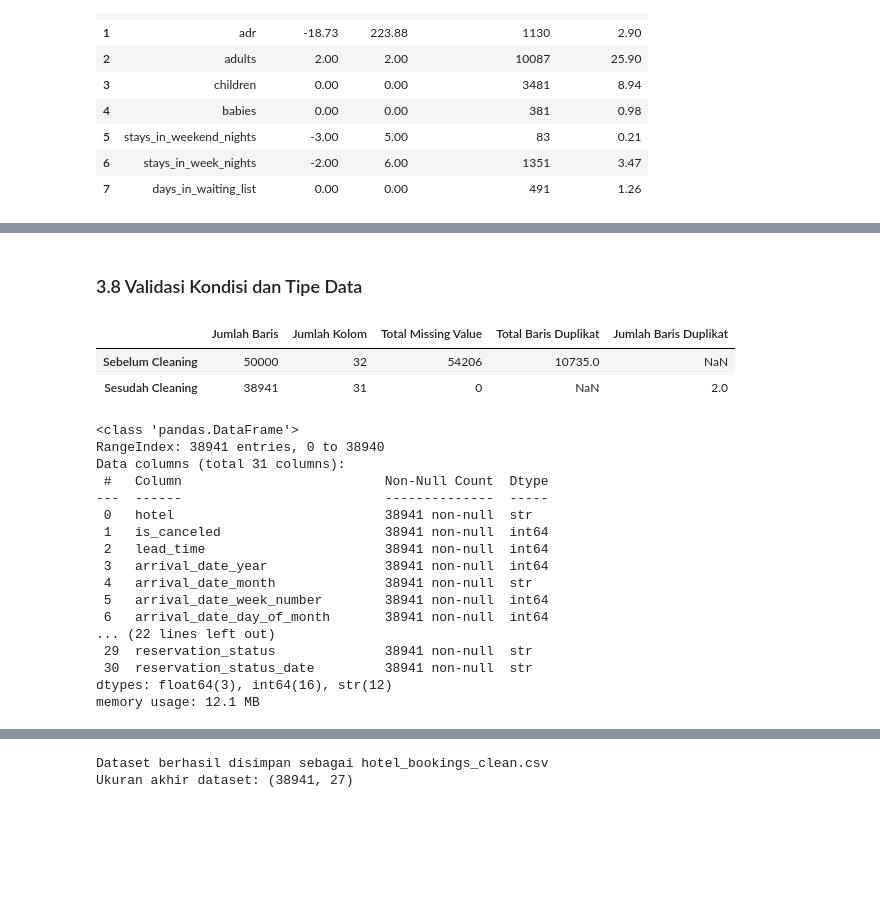
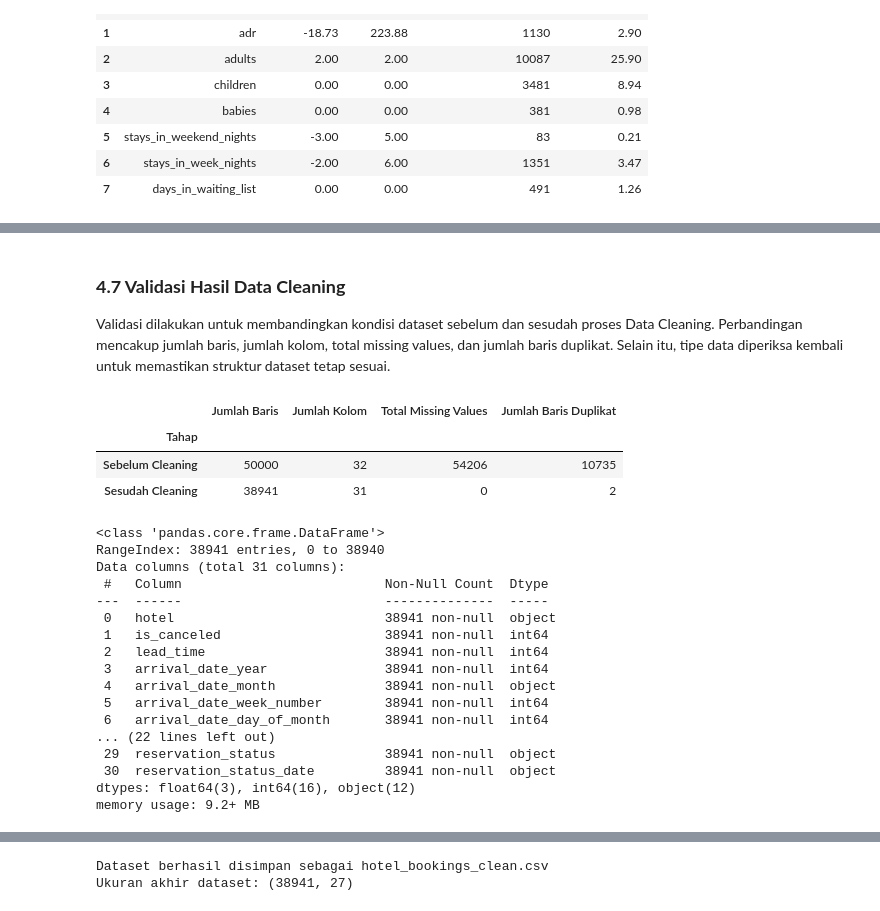
Before and after one commit to jelitasyahwa/analisis-pembatalan-reservasi-hotel, a Jupyter notebook: Proyek_Akhir_DataScience.ipynb, the cells around one changed output, grey strips where cells are left out. Saved outputs shown, nothing was run; the diff lists cells and outputs as text; code cells hidden in the pictures; blank space fills up the shorter version.

```diff
--- a/Proyek_Akhir_DataScience.ipynb
+++ b/Proyek_Akhir_DataScience.ipynb
@@ -875,0 +1162,13 @@ display(pd.DataFrame(list(kondisi_awal.items()), columns=["Kondisi", "Sebelum Cl
+# %%
+# Menyimpan kondisi awal dataset sebelum cleaning
+kondisi_awal = {
+    "Jumlah Baris": len(df_clean),
+    "Jumlah Kolom": df_clean.shape[1],
+    "Total Missing Values": int(df_clean.isnull().sum().sum()),
+    "Total Baris Duplikat": int(df_clean.duplicated().sum())
+}
+
+display(pd.DataFrame(
+    list(kondisi_awal.items()),
+    columns=["Indikator", "Sebelum Cleaning"]
+))
@@ -1132,41 +1469,59 @@ display(pd.DataFrame(hasil_iqr_bersih).round(2))
 # %% [markdown]
-### 3.8 Validasi Kondisi dan Tipe Data
+### **4.7 Validasi Hasil Data Cleaning**
+
+Validasi dilakukan untuk membandingkan kondisi dataset sebelum dan sesudah proses Data Cleaning. Perbandingan mencakup jumlah baris, jumlah kolom, total missing values, dan jumlah baris duplikat. Selain itu, tipe data diperiksa kembali untuk memastikan struktur dataset tetap sesuai.
 # %%
-# Membandingkan kondisi awal dan kondisi setelah cleaning
+# Menyimpan kondisi akhir setelah Data Cleaning
 kondisi_akhir = {
     "Jumlah Baris": len(df_clean),
     "Jumlah Kolom": df_clean.shape[1],
-    "Total Missing Value": int(df_clean.isnull().sum().sum()),
+    "Total Missing Values": int(df_clean.isnull().sum().sum()),
     "Jumlah Baris Duplikat": int(df_clean.duplicated().sum())
 }
 
+# Membuat tabel perbandingan sebelum dan sesudah cleaning
 perbandingan_kondisi = pd.DataFrame(
-    [kondisi_awal, kondisi_akhir],
-    index=["Sebelum Cleaning", "Sesudah Cleaning"]
+    [
+        {
+            "Tahap": "Sebelum Cleaning",
+            "Jumlah Baris": kondisi_awal["Jumlah Baris"],
+            "Jumlah Kolom": kondisi_awal["Jumlah Kolom"],
+            "Total Missing Values": kondisi_awal["Total Missing Values"],
+            "Jumlah Baris Duplikat": kondisi_awal["Total Baris Duplikat"]
+        },
+        {
+            "Tahap": "Sesudah Cleaning",
+            "Jumlah Baris": kondisi_akhir["Jumlah Baris"],
+            "Jumlah Kolom": kondisi_akhir["Jumlah Kolom"],
+            "Total Missing Values": kondisi_akhir["Total Missing Values"],
+            "Jumlah Baris Duplikat": kondisi_akhir["Jumlah Baris Duplikat"]
+        }
+    ]
 )
 
-display(perbandingan_kondisi)
+display(perbandingan_kondisi.set_index("Tahap"))
 
-# Validasi tipe data setelah cleaning
+# Memeriksa tipe data setelah cleaning
 df_clean.info()
 # %% [output]
-|  | Jumlah Baris | Jumlah Kolom | Total Missing Value | Total Baris Duplikat | Jumlah Baris Duplikat |
-| Sebelum Cleaning | 50000 | 32 | 54206 | 10735.0 | NaN |
-| Sesudah Cleaning | 38941 | 31 | 0 | NaN | 2.0 |
+|  | Jumlah Baris | Jumlah Kolom | Total Missing Values | Jumlah Baris Duplikat |
+| Tahap |  |  |  |  |
+| Sebelum Cleaning | 50000 | 32 | 54206 | 10735 |
+| Sesudah Cleaning | 38941 | 31 | 0 | 2 |
-<class 'pandas.DataFrame'>
+<class 'pandas.core.frame.DataFrame'>
 RangeIndex: 38941 entries, 0 to 38940
 Data columns (total 31 columns):
  #   Column                          Non-Null Count  Dtype
 ---  ------                          --------------  -----
- 0   hotel                           38941 non-null  str
+ 0   hotel                           38941 non-null  object
  1   is_canceled                     38941 non-null  int64
  2   lead_time                       38941 non-null  int64
  3   arrival_date_year               38941 non-null  int64
- 4   arrival_date_month              38941 non-null  str
+ 4   arrival_date_month              38941 non-null  object
  5   arrival_date_week_number        38941 non-null  int64
  6   arrival_date_day_of_month       38941 non-null  int64
 ... (22 lines left out)
- 29  reservation_status              38941 non-null  str
- 30  reservation_status_date         38941 non-null  str
-dtypes: float64(3), int64(16), str(12)
-memory usage: 12.1 MB
+ 29  reservation_status              38941 non-null  object
+ 30  reservation_status_date         38941 non-null  object
+dtypes: float64(3), int64(16), object(12)
+memory usage: 9.2+ MB
```
Also changed, not shown: parts of 158 cells of this notebook.
